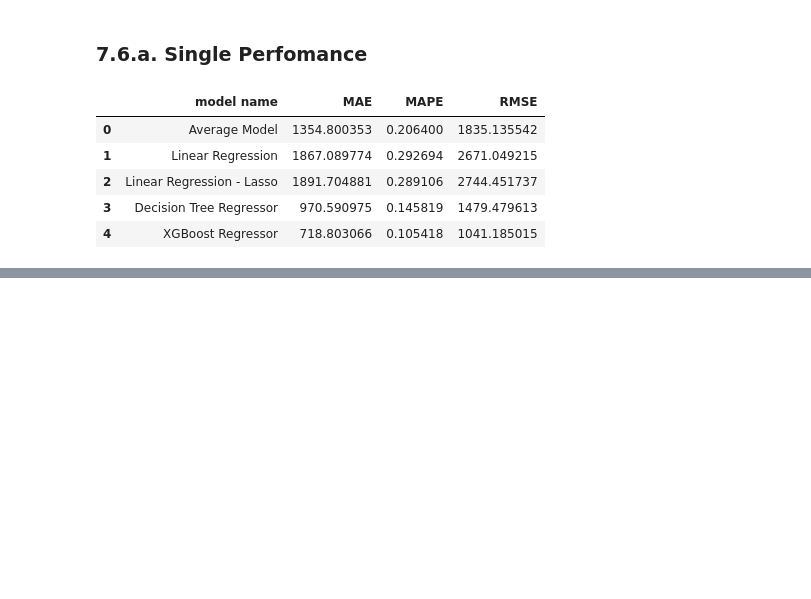
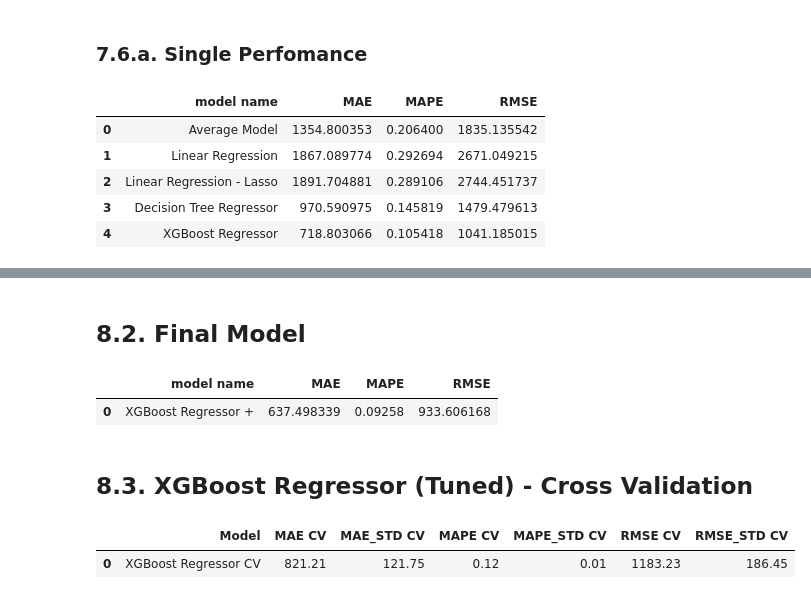
Before and after one commit to vfamim/Rossman-Sales, a Jupyter notebook: notebook/c01_01_Rossman.ipynb, the cells around one changed output, grey strips where cells are left out. Cells and saved outputs as stored; diff of their text form; code cells hidden in the pictures; blank space fills up the shorter version.

```diff
--- a/notebook/c01_01_Rossman.ipynb
+++ b/notebook/c01_01_Rossman.ipynb
@@ -1339,0 +1397,32 @@ modelling_result_cv.reset_index(drop=True)
+# %% [markdown]
+## 8.2. Final Model
+# %%
+param_tuned = {'n_estimators': 1700, 'eta': 0.03, 'max_depth': 9, 'subsample': 0.7, 'min_child_weight': 15}
+
+# model
+xgb_final = xgb.XGBRegressor(
+    objective = 'reg:squarederror',
+    n_estimators=1700,
+    eta = 0.03,
+    max_depth=9,
+    subsample=0.7,
+    min_child_weight = 15).fit(x_train, y_train)
+
+# prediction
+yhat_xgb_final = xgb_final.predict(x_test)
+
+# performance
+xgb_results_final = ml_error('XGBoost Regressor + ', np.expm1(y_test), np.expm1(yhat_xgb_final))
+xgb_results_final
+# %% [output]
+|  | model name | MAE | MAPE | RMSE |
+| 0 | XGBoost Regressor + | 637.498339 | 0.09258 | 933.606168 |
+# %% [markdown]
+## 8.3. XGBoost Regressor (Tuned) - Cross Validation
+# %%
+xgb_result_final_cv = cross_validation(
+    'XGBoost Regressor CV', xgb_final, x_training, 5)
+xgb_result_final_cv
+# %% [output]
+|  | Model | MAE CV | MAE_STD CV | MAPE CV | MAPE_STD CV | RMSE CV | RMSE_STD CV |
+| 0 | XGBoost Regressor CV | 821.21 | 121.75 | 0.12 | 0.01 | 1183.23 | 186.45 |
```
Also changed, not shown: parts of 18 cells of this notebook, 3 other files.
